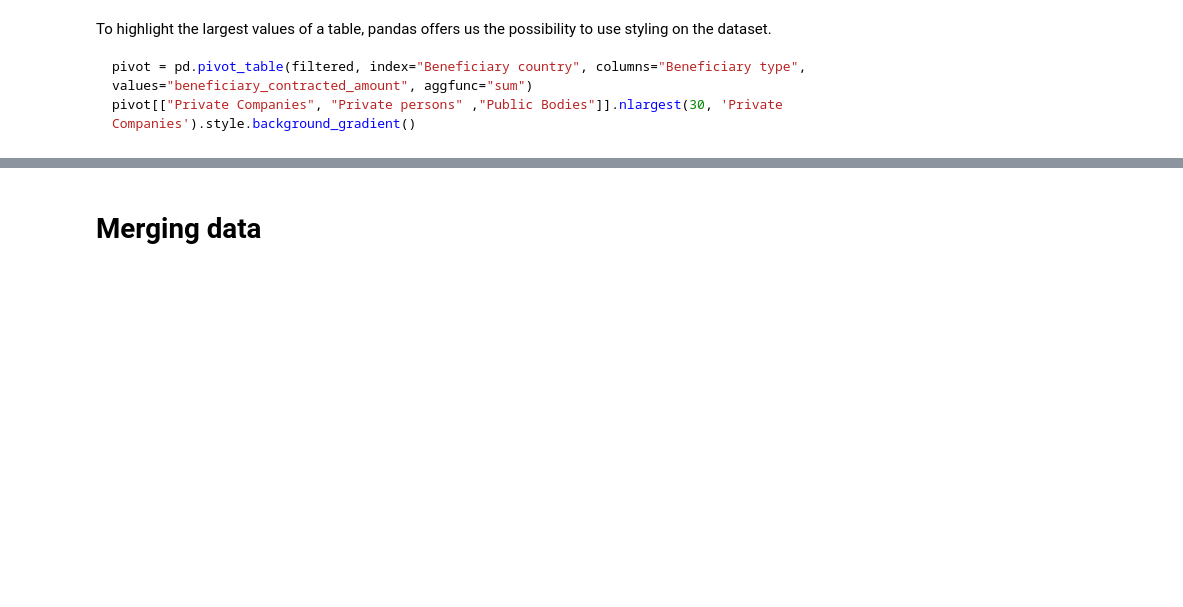
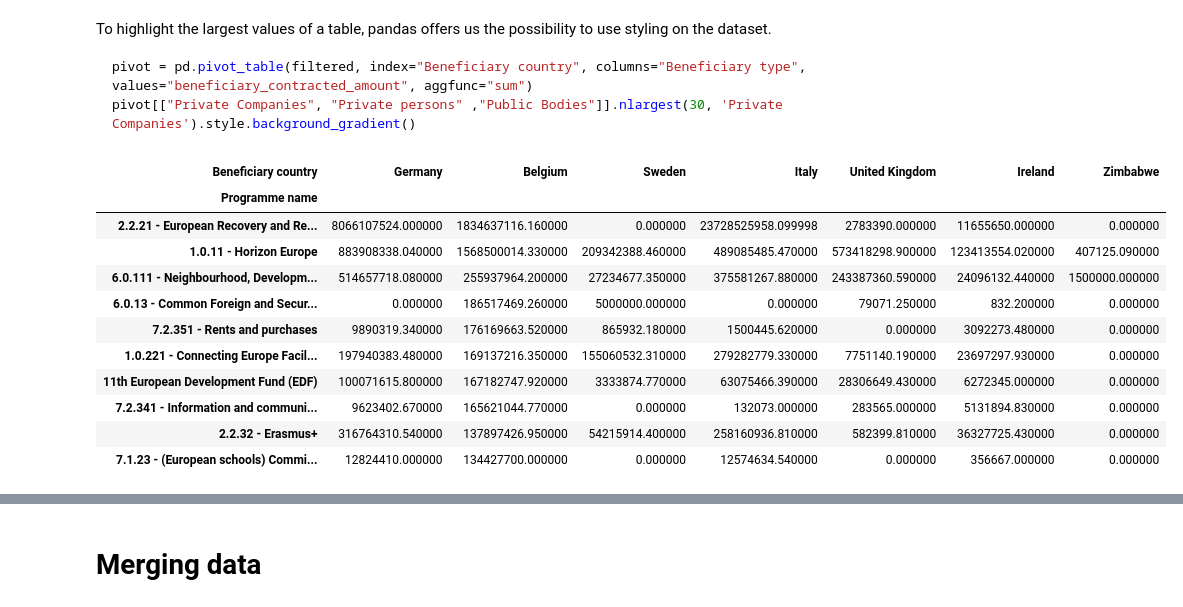
Before and after one commit to zufanka/2022-MIJ-PYTHON, a Jupyter notebook: 2-pandas.ipynb, the cells around one changed output, grey strips where cells are left out. Drawn from its saved outputs; the diff is of its cells as text; code cells hidden in the pictures; blank space fills up the shorter version.

````diff
--- a/2-pandas.ipynb
+++ b/2-pandas.ipynb
@@ -485,3 +538,19 @@ To highlight the largest values of a table, pandas offers us the possibility to
 pivot = pd.pivot_table(filtered, index="Beneficiary country", columns="Beneficiary type", values="beneficiary_contracted_amount", aggfunc="sum")
 pivot[["Private Companies", "Private persons" ,"Public Bodies"]].nlargest(30, 'Private Companies').style.background_gradient()
 ```
+# %%
+pivot = pd.pivot_table(filtered, index="Programme name", columns="Beneficiary country", values="beneficiary_contracted_amount", aggfunc="sum")
+pivot[["Germany", "Belgium", "Sweden", "Italy", "United Kingdom", "Ireland", "Zimbabwe"]].nlargest(10, "Belgium").fillna(0).style.background_gradient()
+# %% [output]
+| Beneficiary country | Germany | Belgium | Sweden | Italy | United Kingdom | Ireland | Zimbabwe |
+| Programme name |  |  |  |  |  |  |  |
+| 2.2.21 - European Recovery and Re... | 8066107524.000000 | 1834637116.160000 | 0.000000 | 23728525958.099998 | 2783390.000000 | 11655650.000000 | 0.000000 |
+| 1.0.11 - Horizon Europe | 883908338.040000 | 1568500014.330000 | 209342388.460000 | 489085485.470000 | 573418298.900000 | 123413554.020000 | 407125.090000 |
+| 6.0.111 - Neighbourhood, Developm... | 514657718.080000 | 255937964.200000 | 27234677.350000 | 375581267.880000 | 243387360.590000 | 24096132.440000 | 1500000.000000 |
+| 6.0.13 - Common Foreign and Secur... | 0.000000 | 186517469.260000 | 5000000.000000 | 0.000000 | 79071.250000 | 832.200000 | 0.000000 |
+| 7.2.351 - Rents and purchases | 9890319.340000 | 176169663.520000 | 865932.180000 | 1500445.620000 | 0.000000 | 3092273.480000 | 0.000000 |
+| 1.0.221 - Connecting Europe Facil... | 197940383.480000 | 169137216.350000 | 155060532.310000 | 279282779.330000 | 7751140.190000 | 23697297.930000 | 0.000000 |
+| 11th European Development Fund (EDF) | 100071615.800000 | 167182747.920000 | 3333874.770000 | 63075466.390000 | 28306649.430000 | 6272345.000000 | 0.000000 |
+| 7.2.341 - Information and communi... | 9623402.670000 | 165621044.770000 | 0.000000 | 132073.000000 | 283565.000000 | 5131894.830000 | 0.000000 |
+| 2.2.32 - Erasmus+ | 316764310.540000 | 137897426.950000 | 54215914.400000 | 258160936.810000 | 582399.810000 | 36327725.430000 | 0.000000 |
+| 7.1.23 - (European schools) Commi... | 12824410.000000 | 134427700.000000 | 0.000000 | 12574634.540000 | 0.000000 | 356667.000000 | 0.000000 |
````
Also changed, not shown: parts of 13 cells of this notebook.
